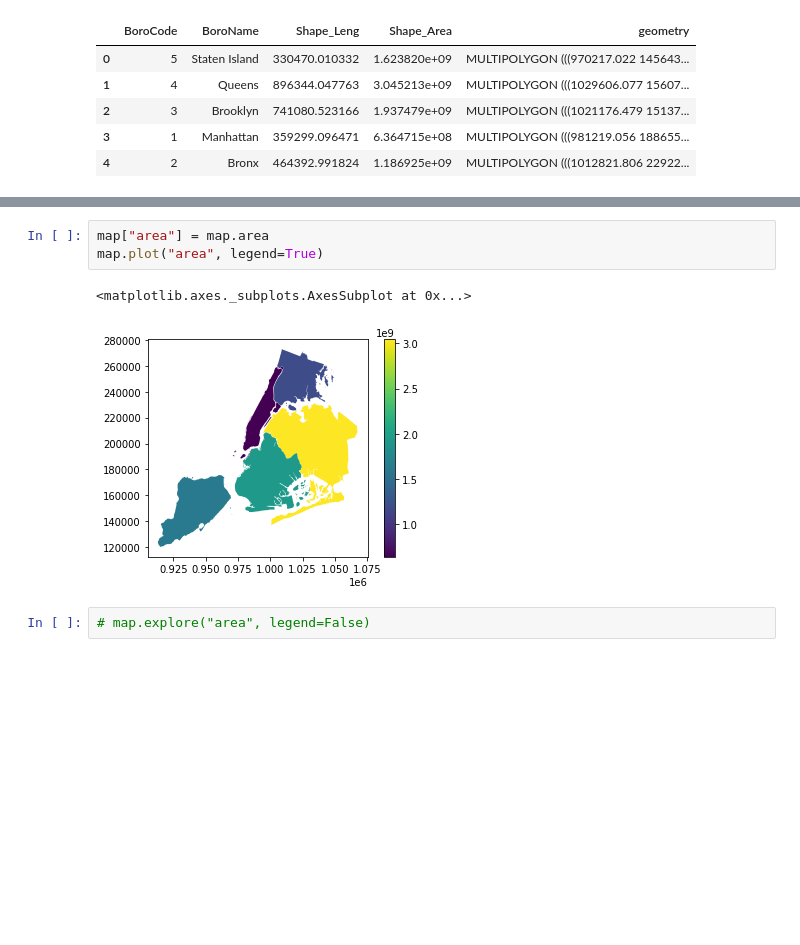
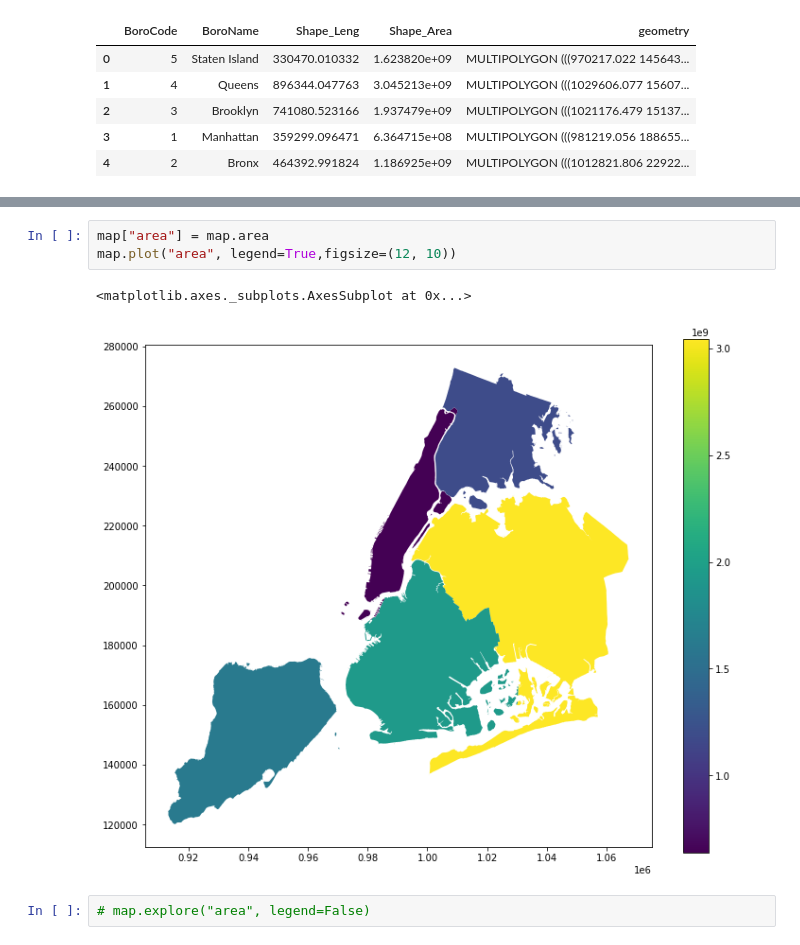
Before and after one commit to ahsan-fayyaz/DOB-Construction-Injury-Predictions, a Jupyter notebook: Maps.ipynb, the cells around one changed output, grey strips where cells are left out. Drawn from its saved outputs; the diff is of its cells as text; blank space fills up the shorter version.

```diff
--- a/Maps.ipynb
+++ b/Maps.ipynb
@@ -74,9 +61,9 @@ Length: 71, dtype: float64
 # %%
 map["area"] = map.area
-map.plot("area", legend=True)
+map.plot("area", legend=True,figsize=(12, 10))
 # %% [output]
 <matplotlib.axes._subplots.AxesSubplot at 0x...>
-[figure, old version]
+[figure, new version]
 # %%
 # map.explore("area", legend=False)
 # %%
```
Also changed, not shown: parts of 17 cells of this notebook.
